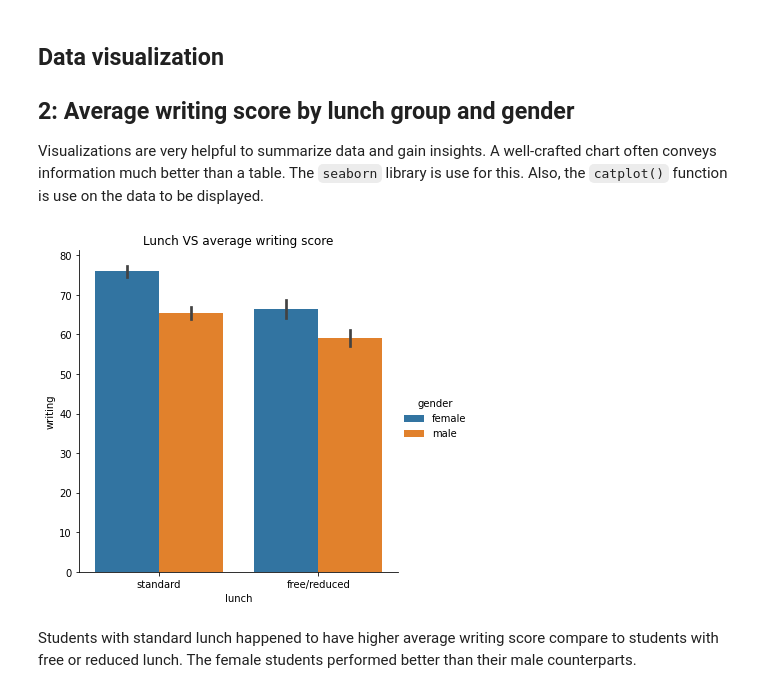
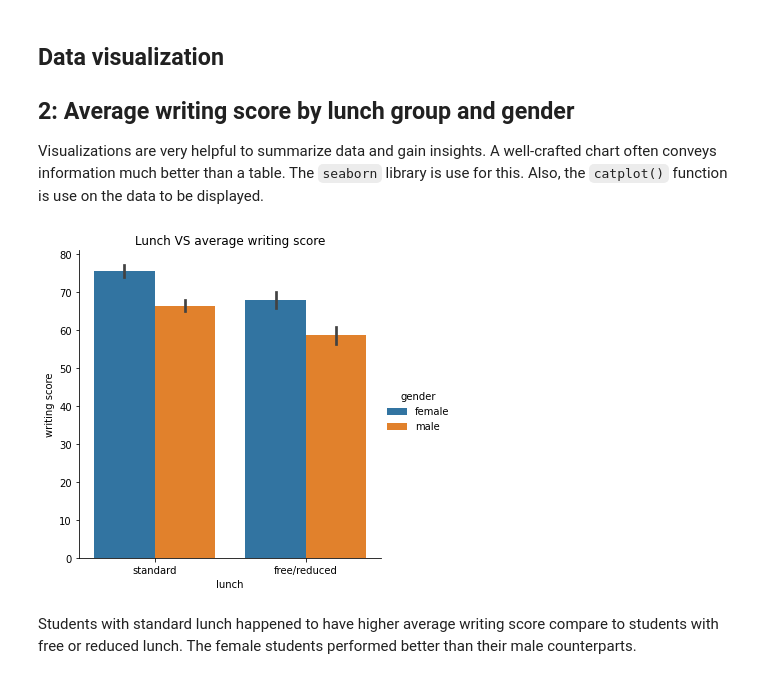
Before and after one commit to JustSp3cial/Student-Performance-Analysis, a Jupyter notebook: student-performance-analysis.ipynb, the cells around one changed output. Cells and saved outputs as stored; diff of their text form; code cells hidden in the pictures.

```diff
--- a/student-performance-analysis.ipynb
+++ b/student-performance-analysis.ipynb
@@ -31,6 +31,6 @@ import matplotlib.pyplot as plt
 import seaborn as sns
 
 # Reading in the data
-df = pd.read_csv('data/exams.csv')
+df = pd.read_csv('exams.csv')
 df.head()
 # %% [output]
@@ -55,6 +55,6 @@ df.describe()
 # %% [markdown]
 A column  titled **average_score** is added to the dataset. This will be used in ralation to other categorical variables in the dataset.
 # %%
-df['average_score'] =(df['math'] + df['writing'] + df['reading']) / 3
+df['average_score'] =(df['math score'] + df['writing score'] + df['reading score']) / 3
 df
 # %% [output]
@@ -106,9 +107,9 @@ Students from the race/ethnicity group E have the highest average reading score,
 Visualizations are very helpful to summarize data and gain insights. A well-crafted chart often conveys information much better than a table.
 The `seaborn` library is use for this. Also, the `catplot()` function is use on the data to be displayed.
 # %%
-sns.catplot(x='lunch', y='writing', hue='gender', data=df, kind='bar').set(title='Lunch VS average writing score');
+sns.catplot(x='lunch', y='writing score', hue='gender', data=df, kind='bar').set(title='Lunch VS average writing score');
 # %% [output]
-[figure, old version]
+[figure, new version]
 # %% [markdown]
 Students with standard lunch happened to have higher average writing score compare to  students with free or reduced lunch. The female students performed better than their male counterparts.
 # %% [markdown]
```
Also changed, not shown: parts of 14 cells of this notebook, 1 other file.
